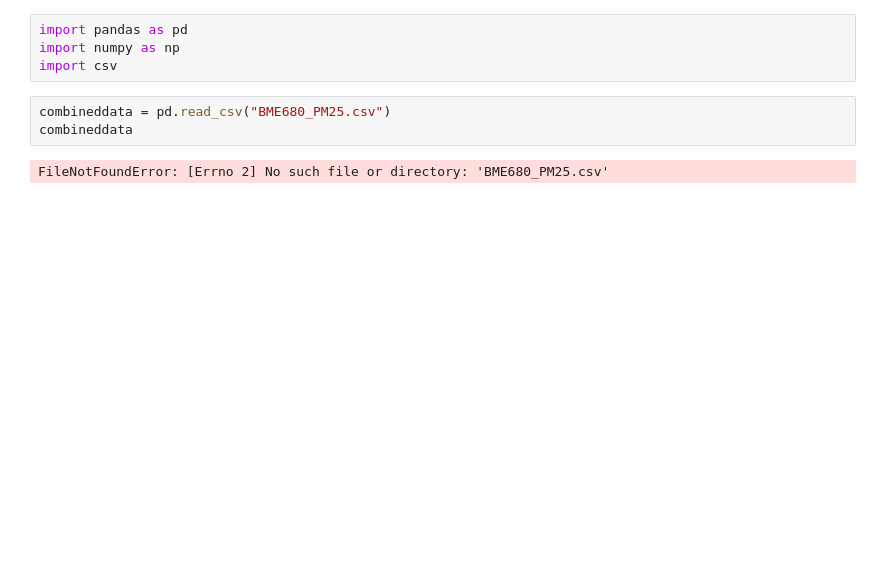
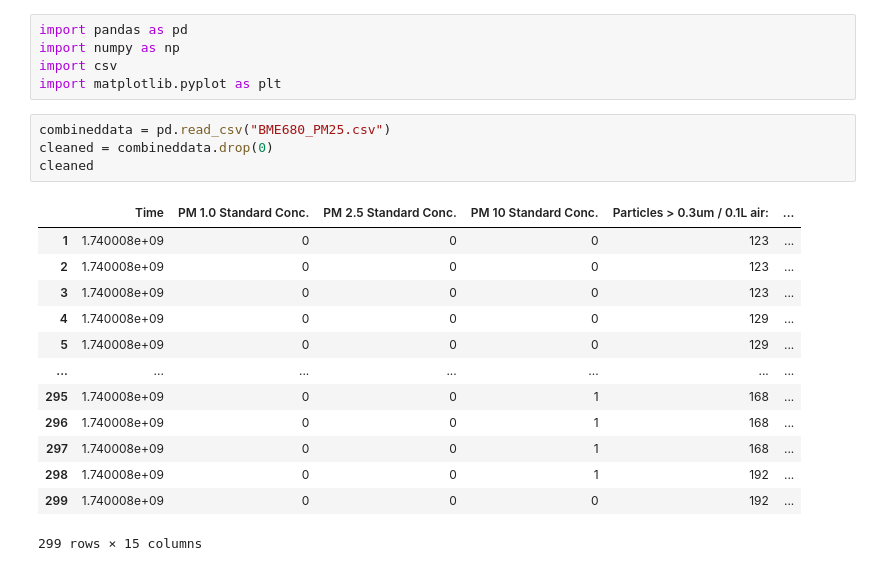
Before and after one commit to jcarpenter-e/E11_BaconPotatoLasagna, a Jupyter notebook: BME+PMsensors.ipynb, the cells around one changed output. Saved outputs shown, nothing was run; the diff lists cells and outputs as text; blank space fills up the shorter version.

```diff
--- a/BME+PMsensors.ipynb
+++ b/BME+PMsensors.ipynb
@@ -2,8 +2,22 @@
 import pandas as pd
 import numpy as np
 import csv
+import matplotlib.pyplot as plt
 # %%
 combineddata = pd.read_csv("BME680_PM25.csv")
-combineddata
+cleaned = combineddata.drop(0)
+cleaned
 # %% [output]
+|  | Time | PM 1.0 Standard Conc. | PM 2.5 Standard Conc. | PM 10 Standard Conc. | Particles > 0.3um / 0.1L air: | ... |
+| 1 | 1.740008e+09 | 0 | 0 | 0 | 123 | ... |
+| 2 | 1.740008e+09 | 0 | 0 | 0 | 123 | ... |
+| 3 | 1.740008e+09 | 0 | 0 | 0 | 123 | ... |
+| 4 | 1.740008e+09 | 0 | 0 | 0 | 129 | ... |
+| 5 | 1.740008e+09 | 0 | 0 | 0 | 129 | ... |
+| ... | ... | ... | ... | ... | ... | ... |
+| 295 | 1.740008e+09 | 0 | 0 | 1 | 168 | ... |
+| 296 | 1.740008e+09 | 0 | 0 | 1 | 168 | ... |
+| 297 | 1.740008e+09 | 0 | 0 | 1 | 168 | ... |
+| 298 | 1.740008e+09 | 0 | 0 | 1 | 192 | ... |
+| 299 | 1.740008e+09 | 0 | 0 | 0 | 192 | ... |
-FileNotFoundError: [Errno 2] No such file or directory: 'BME680_PM25.csv'
+299 rows × 15 columns
```
Also changed, not shown: parts of 1 cell of this notebook.
